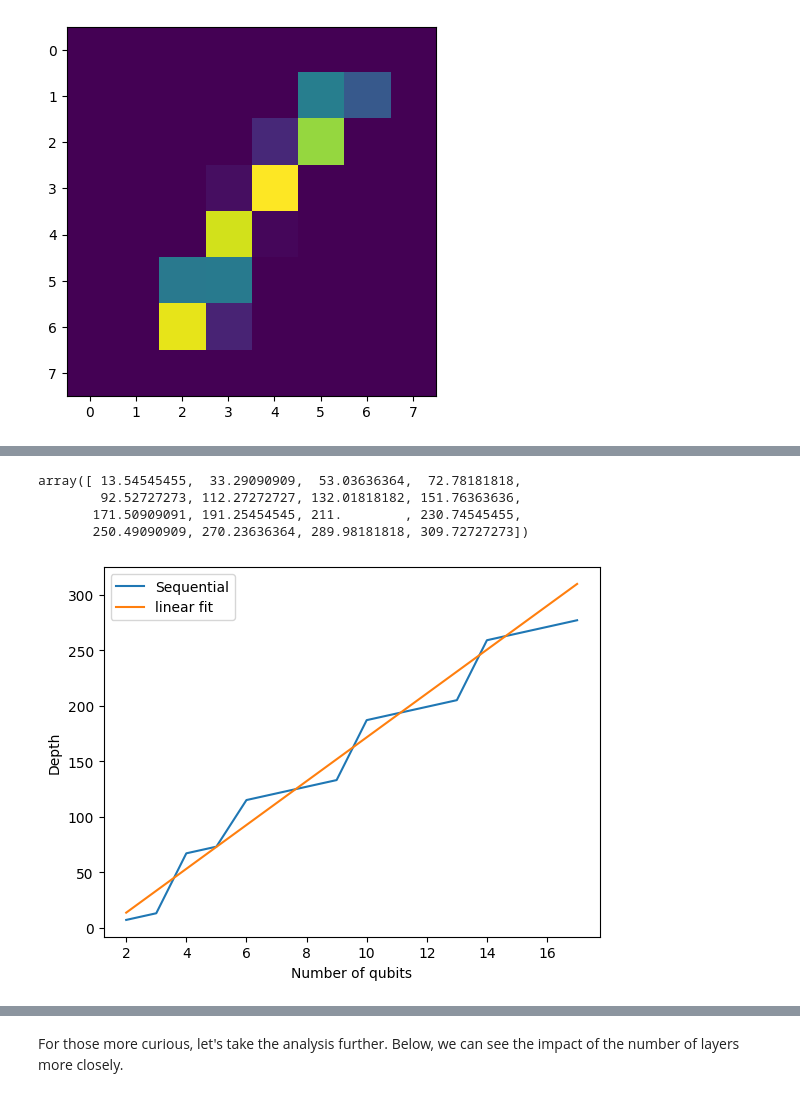
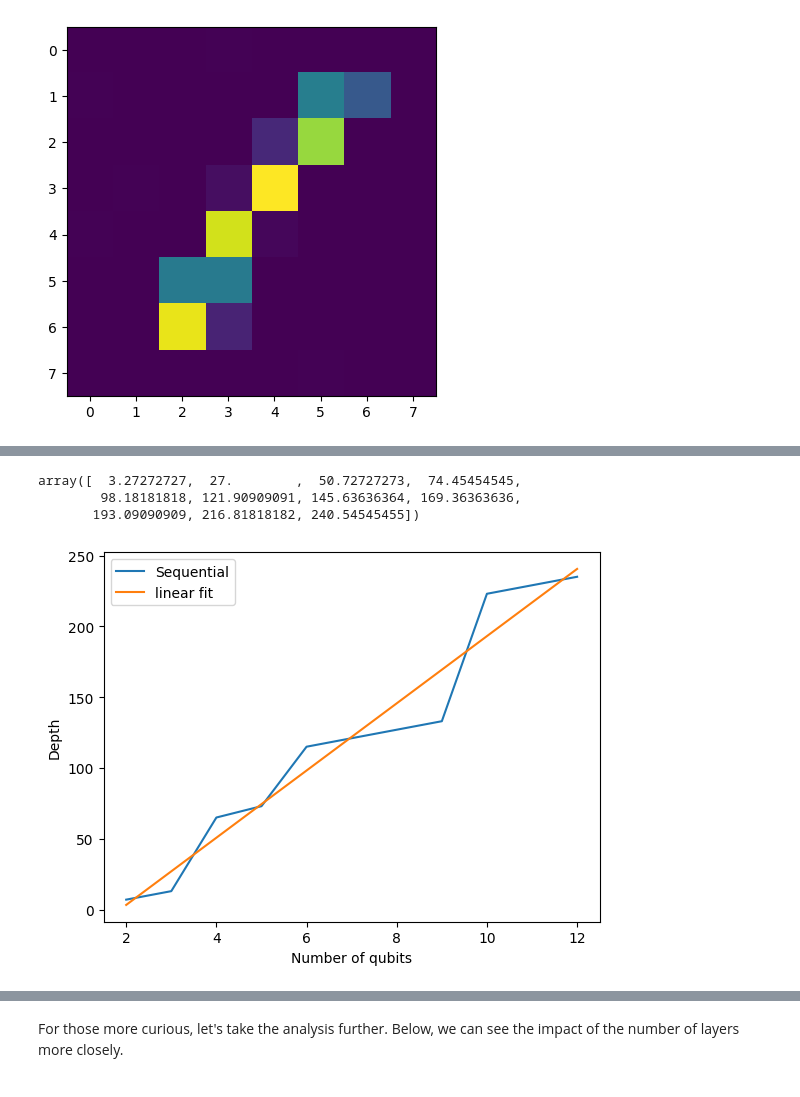
Before and after one commit to Qualition/qmprs, a Jupyter notebook: notebooks/State Preparation using MPS Sequential.ipynb, the cells around one changed output, grey strips where cells are left out. Saved outputs shown, nothing was run; the diff lists cells and outputs as text; code cells hidden in the pictures.

```diff
--- a/notebooks/State Preparation using MPS Sequential.ipynb
+++ b/notebooks/State Preparation using MPS Sequential.ipynb
@@ -91,0 +131,7 @@ circuit.get_depth()
+# %%
+circuit = sequential_encoder.prepare_mps(mps, num_layers=5, num_sweeps=50)
+
+statevector = circuit.get_statevector().astype(float)
+
+print(f"Fidelity: {np.dot(statevector.conj().T, state)}")
+print(f"Depth: {circuit.get_depth()}")
@@ -116,13 +179,13 @@ def generate_plot(num_qubits: int) -> tuple[list[int], list[int], list[int]]:
 
         mps = MPS(statevector=state, bond_dimension=2**qubit)
         if qubit < 6:
-            circuit = sequential.prepare_mps(mps, num_layers=5)
+            circuit = sequential.prepare_mps(mps, num_layers=5, num_sweeps=qubit*15)
         elif qubit < 10:
-            circuit = sequential.prepare_mps(mps, num_layers=8)
+            circuit = sequential.prepare_mps(mps, num_layers=8, num_sweeps=qubit*15)
         elif qubit < 14:
-            circuit = sequential.prepare_mps(mps, num_layers=12)
+            circuit = sequential.prepare_mps(mps, num_layers=15, num_sweeps=qubit*15)
         else:
-            circuit = sequential.prepare_mps(mps, num_layers=16)
+            circuit = sequential.prepare_mps(mps, num_layers=20, num_sweeps=qubit*15)
         depth = circuit.get_depth()
         sequential_depths.append(depth)
         print(circuit.count_ops())
@@ -167,2 +227,0 @@ Let's generate a closer plot for sequential on its own.
-# %%
-isometry_depths, sequential_depths, sequential_fidelities = generate_plot(17)
@@ -188,21 +248,20 @@ isometry_depths, sequential_depths, sequential_fidelities = generate_plot(17)
 linear_fit = np.polyfit(range(2, 13), sequential_depths[:11], 1)
 
 # Predict the depth of the remaining data
-linear_values = np.polyval(linear_fit, range(2, 18))
+linear_values = np.polyval(linear_fit, range(2, 13))
 linear_values
 # %% [output]
-array([ 13.54545455,  33.29090909,  53.03636364,  72.78181818,
-        92.52727273, 112.27272727, 132.01818182, 151.76363636,
-       171.50909091, 191.25454545, 211.        , 230.74545455,
-       250.49090909, 270.23636364, 289.98181818, 309.72727273])
+array([  3.27272727,  27.        ,  50.72727273,  74.45454545,
+        98.18181818, 121.90909091, 145.63636364, 169.36363636,
+       193.09090909, 216.81818182, 240.54545455])
 # %%
-plt.plot(range(2, 18), sequential_depths, label="Sequential")
-plt.plot(range(2, 18), linear_values, label="linear fit")
+plt.plot(range(2, 13), sequential_depths, label="Sequential")
+plt.plot(range(2, 13), linear_values, label="linear fit")
 plt.xlabel("Number of qubits")
 plt.ylabel("Depth")
 
 plt.legend()
 plt.show()
 # %% [output]
-[figure, old version]
+[figure, new version]
 # %% [markdown]
```
Also changed, not shown: parts of 20 cells of this notebook, 4 other files.
